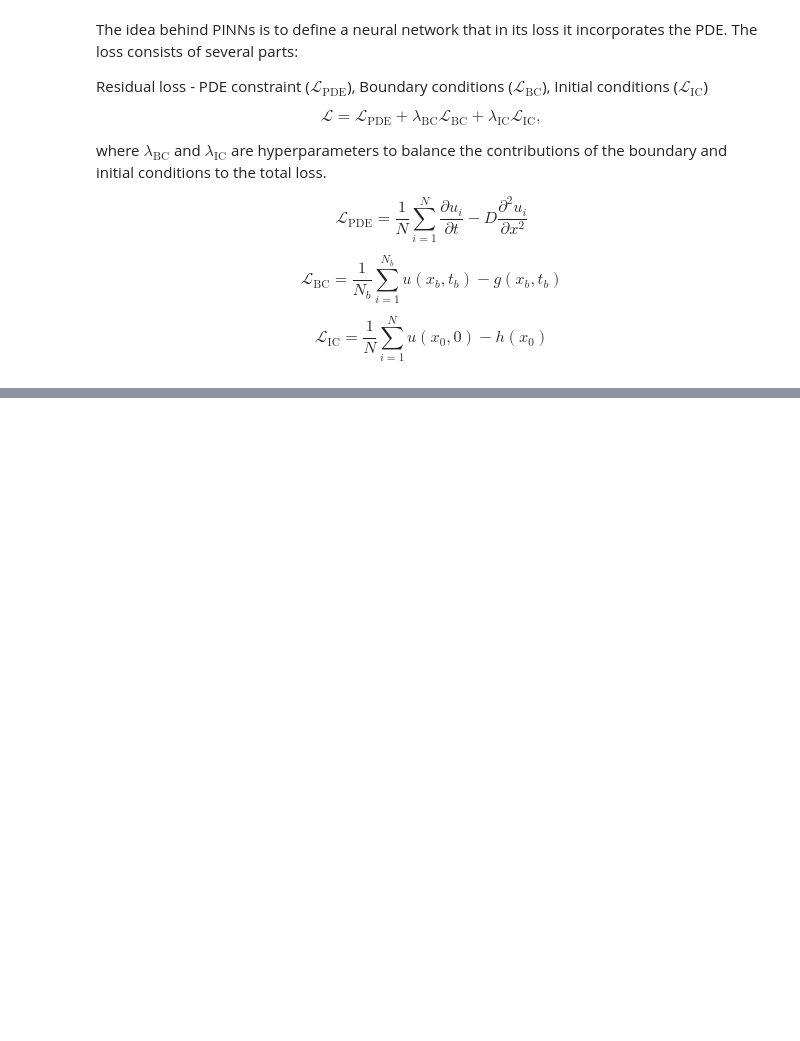
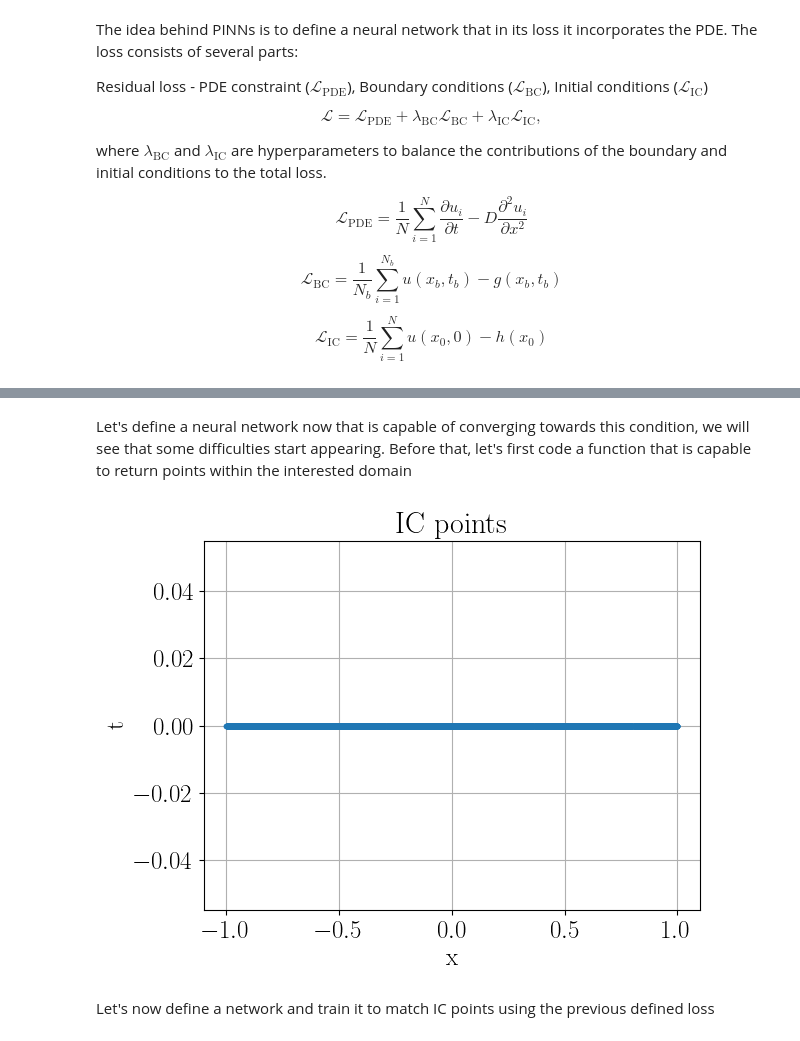
Before and after one commit to ignasiialemany/website_posts, a Jupyter notebook: PINNs_notebook.ipynb, the cells around one changed output, grey strips where cells are left out. Saved outputs shown, nothing was run; the diff lists cells and outputs as text; code cells hidden in the pictures; blank space fills up the shorter version.

```diff
--- a/PINNs_notebook.ipynb
+++ b/PINNs_notebook.ipynb
@@ -369,0 +134,26 @@ IndexError: too many indices for tensor of dimension 0
+# %% [markdown]
+Let's define a neural network now that is capable of converging towards this condition, we will see that some difficulties start appearing. Before that, let's first code a function that is capable to return points within the interested domain
+# %%
+def obtain_points(N, range_x, range_t):
+    if type(range_x) == tuple:
+        x = np.random.uniform(range_x[0],range_x[1],N)
+    else:
+        x = np.ones_like(x)*range_x
+    if type(range_t) == tuple:
+        t = np.random.uniform(range_t[0],range_t[1],N)
+    else:
+        t = np.ones_like(x)*range_t
+    points = np.stack((x,t),axis=1)
+    return points
+
+points_ic = obtain_points(N=5000,range_x=(-1,1),range_t=0)
+plt.plot(points_ic[:,0],points_ic[:,1],'.')
+plt.xlabel('x')
+plt.ylabel('t')
+plt.title('IC points')
+plt.grid(True)
+plt.show()
+# %% [output]
+[figure, added]
+# %% [markdown]
+Let's now define a network and train it to match IC points using the previous defined loss
```
Also changed, not shown: parts of 22 cells of this notebook, 2 other files.
